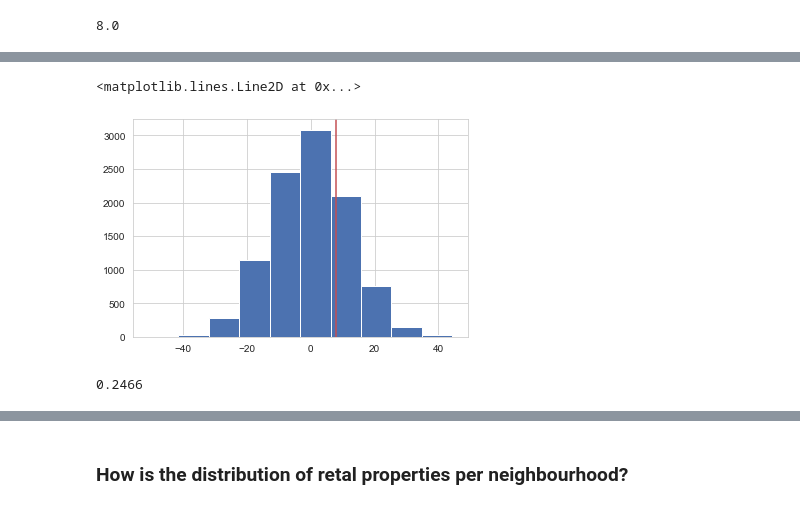
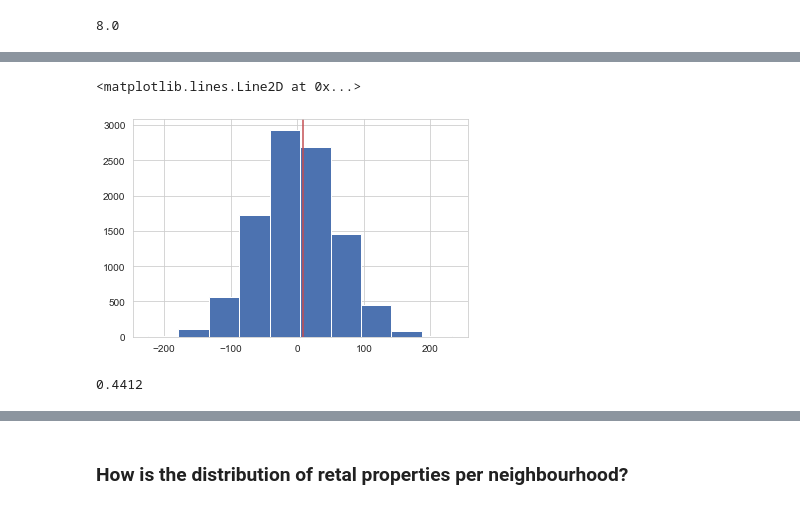
Before and after one commit to vitorscheifler/boston-airbnb-analysis, a Jupyter notebook: Boston Airbnb Analysis.ipynb, the cells around one changed output, grey strips where cells are left out. Cells and saved outputs as stored; diff of their text form; code cells hidden in the pictures.

```diff
--- a/Boston Airbnb Analysis.ipynb
+++ b/Boston Airbnb Analysis.ipynb
@@ -253,13 +243,13 @@ plt.hist(diffs);
 # %%
-null_vals = np.random.normal(0, scale=np.nanmedian(diffs), size=diffs.size)
+null_vals = np.random.normal(0, scale=np.nanstd(diffs), size=diffs.size)
 
 plt.figure(figsize=(6,4))
 plt.hist(null_vals)
 plt.axvline(obs_diff, c='r')
 # %% [output]
 <matplotlib.lines.Line2D at 0x...>
-[figure, old version]
+[figure, new version]
 # %%
 (null_vals > obs_diff).mean()
 # %% [output]
-0.2466
+0.4412
```
Also changed, not shown: parts of 9 cells of this notebook.
